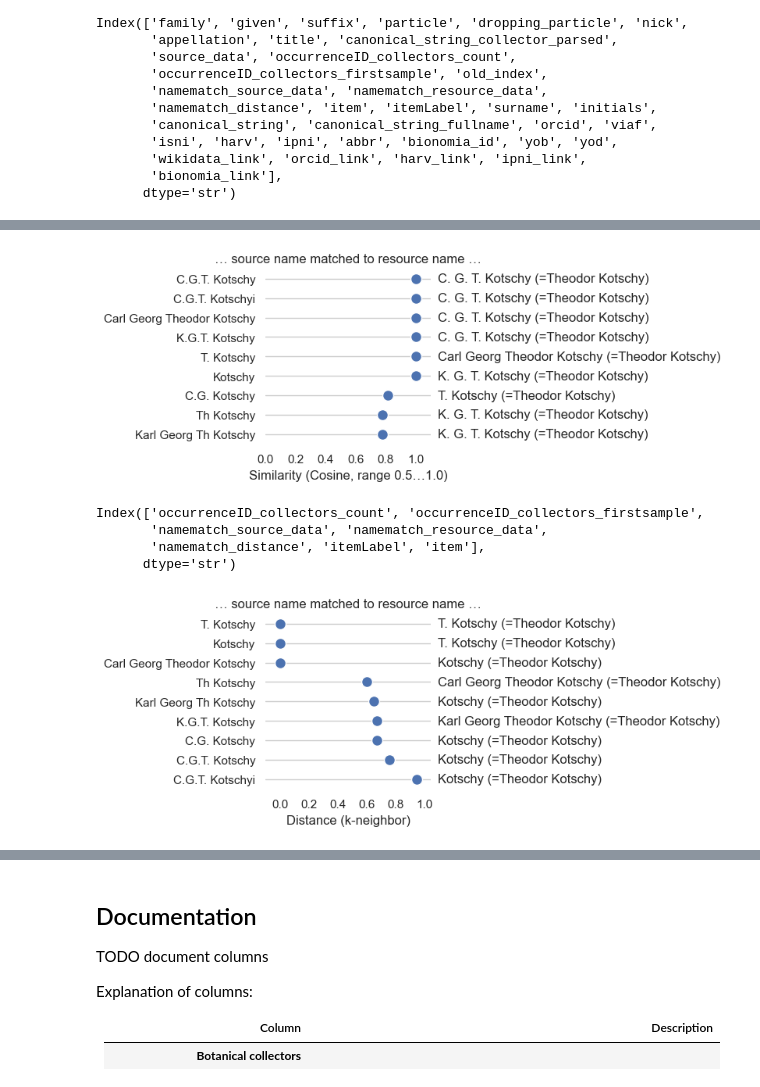
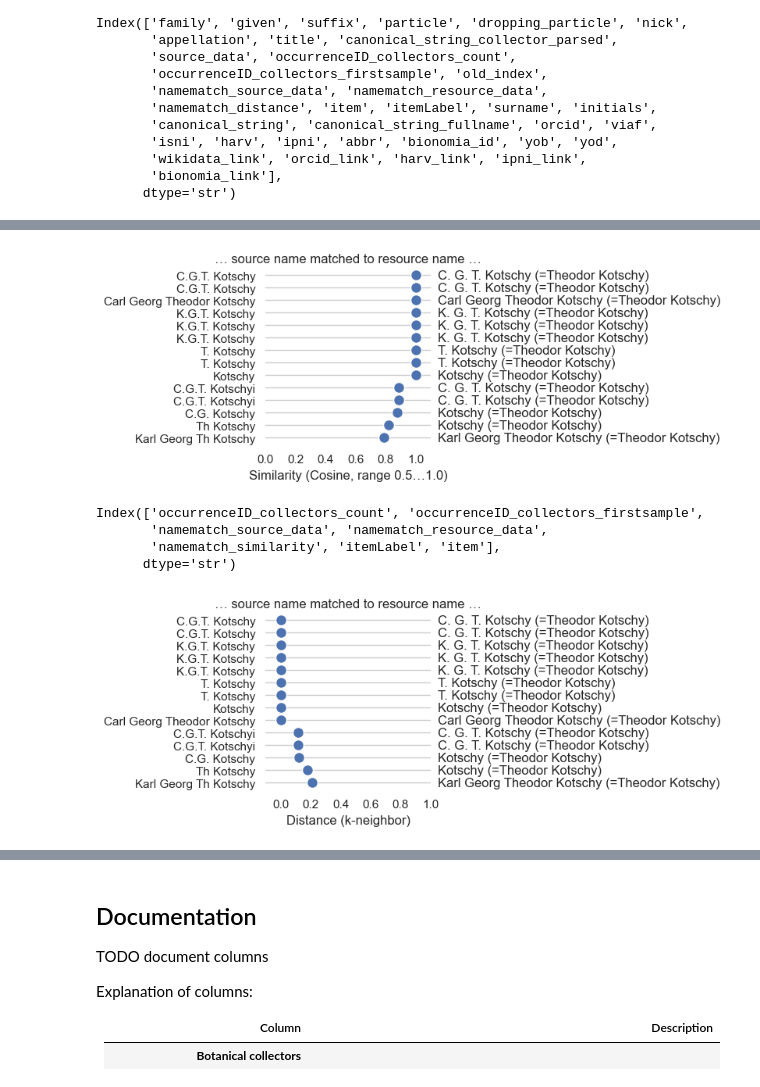
Before and after one commit to infinite-dao/collector-matching, a Jupyter notebook: match_names_draft-data-analysis.ipynb, the cells around one changed output, grey strips where cells are left out. Drawn from its saved outputs; the diff is of its cells as text; code cells hidden in the pictures.

```diff
--- a/match_names_draft-data-analysis.ipynb
+++ b/match_names_draft-data-analysis.ipynb
@@ -179,6 +175,11 @@ display(plotdata)
 # %%
 import seaborn as sns
 sns.set_theme(style="whitegrid")
+
+plotdata['helper_y'] = plotdata.index.astype(str) + " | " + plotdata['namematch_source_data']
+    # Make the rows unique with the index, otherwise identical lines would be merged and y-levels
+    # and the y-axis would become disordered, mismatched to the pure data
+y_order = plotdata['helper_y'].tolist()
 
 max_similarity = plotdata['namematch_similarity'].max()
 min_similarity = plotdata['namematch_similarity'].min()
@@ -187,13 +188,20 @@ min_similarity = plotdata['namematch_similarity'].min()
 g = sns.PairGrid(
     plotdata,
     x_vars=['namematch_similarity'],
-    y_vars=["namematch_source_data"],
+    y_vars=["helper_y"],
     height=3, aspect=1
 )
 
 # Draw a dot plot using the stripplot function
-g.map(sns.stripplot, size=10, orient="h", jitter=False,
-      palette="flare_r", linewidth=1, edgecolor="w")
+g.map(
+    sns.stripplot, size=10,
+    orient="h",
+    jitter=False,
+    palette="flare_r",
+    linewidth=1,
+    edgecolor="w",
+    order=y_order)
+
 
 # Use the same x axis limits on all columns and add better labels
 g.set(xlim=(0, max_similarity * 1.1), xlabel="Similarity (Cosine, range 0.5…1.0)", ylabel=""   )
@@ -202,6 +210,10 @@ g.set(xlim=(0, max_similarity * 1.1), xlabel="Similarity (Cosine, range 0.5…1.
 titles = ["… source name matched to resource name …"]
 
 for ax, title in zip(g.axes.flat, titles):
+    # 1. Explicitly set ticks to the number of rows
+    ax.set_yticks(range(len(plotdata)))
+    # 2. Now set the labels without warning
+    ax.set_yticklabels(plotdata['namematch_source_data'].tolist())
 
     # Set a different title for each axes
     ax.set(
@@ -213,31 +225,36 @@ for ax, title in zip(g.axes.flat, titles):
     ax.xaxis.grid(False)
     ax.yaxis.grid(True)
 
+    row_indices = plotdata.index.tolist()
     # ax.tick_params(labelright=True)  # idea would be to reset ymajorticklabels on the secondary axis right or add manually text(x, y , customstring)
     # see also https://github.com/BindiChen/machine-learning/blob/main/data-visualization/0010-multiple-y-axis/multiple-y-axis-combo-chart.ipynb
     for this_y in ax.get_yticks():
         # print(ax.get_yticks()) # [0, 1, 2, 3, 4, 5, 6, 7, 8]
+        if this_y >= len(plotdata): continue
 
+        current_id = row_indices[this_y]
+        # Den Text zusammenbauen: Jetzt mit ID am Anfang
+        label_text = "{name_match} (={itemLabel})".format(
+            id=current_id,
+            name_match=plotdata['namematch_resource_data'].iloc[this_y],
+            itemLabel=plotdata['itemLabel'].iloc[this_y]
+        )
         # see https://matplotlib.org/stable/api/text_api.html#matplotlib.text.Text
         test=ax.text(
             x=max_similarity * 1.15,
             y=this_y,
-            s="%s (=%s)" % (
-                list(plotdata['namematch_resource_data'])[this_y]
-                ,
-                list(plotdata['itemLabel']              )[this_y]
-            ),
+            s=label_text,
             verticalalignment='center', fontstyle='normal', fontsize='medium'
         )
 
 sns.despine(left=True, bottom=True) # remove box lines
 # %% [output]
-[figure, old version]
+[figure, new version]
 # %%
 # criterion = match_results_collectors_kneighbor['canonical_string_collector_parsed'].map(lambda x: x.startswith('Kotsch'))
 criterion = match_results_collectors_kneighbor['canonical_string_collector_parsed'].str.contains('Kotschy', na=False)
 
-testdata = match_results_collectors_kneighbor[criterion][[
+testdata2 = match_results_collectors_kneighbor[criterion][[
     # 'canonical_string_collector_parsed', # canonical_string_collector_parsed = namematch_source_data
     'occurrenceID_collectors_count', 'occurrenceID_collectors_firstsample',
     'namematch_source_data', 'namematch_resource_data', 'namematch_distance',
@@ -249,13 +266,18 @@ pprint.pprint(testdata.columns)
 # %% [output]
 Index(['occurrenceID_collectors_count', 'occurrenceID_collectors_firstsample',
        'namematch_source_data', 'namematch_resource_data',
-       'namematch_distance', 'itemLabel', 'item'],
+       'namematch_similarity', 'itemLabel', 'item'],
       dtype='str')
 # %%
 import seaborn as sns
 sns.set_theme(style="whitegrid")
 
-plotdata=testdata.sort_values("namematch_distance", ascending=True)
+plotdata=testdata2.sort_values("namematch_distance", ascending=True)
+plotdata['helper_y'] = plotdata.index.astype(str) + " | " + plotdata['namematch_source_data']
+    # Make the rows unique with the index, otherwise identical lines would be merged and y-levels
+    # and the y-axis would become disordered, mismatched to the pure data
+y_order = plotdata['helper_y'].tolist()
+
 max_similarity = plotdata['namematch_distance'].max()
 min_similarity = plotdata['namematch_distance'].min()
 
@@ -263,49 +285,57 @@ min_similarity = plotdata['namematch_distance'].min()
 g = sns.PairGrid(
     plotdata,
     x_vars=['namematch_distance'],
-    y_vars=["namematch_source_data"],
+    y_vars=["helper_y"],
     height=3, aspect=1
 )
 
 # Draw a dot plot using the stripplot function
 g.map(sns.stripplot, size=10, orient="h", jitter=False,
-      palette="flare_r", linewidth=1, edgecolor="w")
+      palette="flare_r", linewidth=1, edgecolor="w",
+     order=y_order)
 
 # Use the same x axis limits on all columns and add better labels
 g.set(xlim=(- 0.1, max_similarity * 1.1), xlabel="Distance (k-neighbor)", ylabel=""     )
 
 # Use semantically meaningful titles for the columns
 titles = ["… source name matched to resource name …"]
 
 for ax, title in zip(g.axes.flat, titles):
+    # 1. Explicitly set ticks to the number of rows
+    ax.set_yticks(range(len(plotdata)))
+    # 2. Now set the labels without warning
+    ax.set_yticklabels(plotdata['namematch_source_data'].tolist())
+
 
     # Set a different title for each axes
     ax.set(
         title=title,
-        xticks=[x / 40 for x in range(0, round(max_similarity * 1.15 * 40), 8)]
+        # xticks=[x / 40 for x in range(0, round(max_similarity * 1.15 * 40), 8)]
+        xticks=[0.0, 0.2, 0.4, 0.6, 0.8, 1.0]
         # print([x / 40 for x in range(0, round(max_similarity * 1.20 * 40), 8)]) # [0.0, 0.2, 0.4, 0.6, 0.8, 1.0]
     )
     # Make the grid horizontal instead of vertical
     ax.xaxis.grid(False)
     ax.yaxis.grid(True)
 
     # ax.tick_params(labelright=True)  # idea would be to reset ymajorticklabels on the secondary axis right or add manually text(x, y , customstring)
     # see also https://github.com/BindiChen/machine-learning/blob/main/data-visualization/0010-multiple-y-axis/multiple-y-axis-combo-chart.ipynb
     for this_y in ax.get_yticks():
         # print(ax.get_yticks()) # [0, 1, 2, 3, 4, 5, 6, 7, 8]
         test=ax.text(
-            x=max_similarity * 1.15,
+            # x=max_similarity * 1.15,
+            x=1.05,
             y=this_y,
             s="%s (=%s)" % (
                 list(plotdata['namematch_resource_data'])[this_y],
                 list(plotdata['itemLabel']              )[this_y]
             ),
             verticalalignment='center', fontstyle='normal', fontsize='medium'
         )
 
 sns.despine(left=True, bottom=True) # remove box lines
 # %% [output]
-[figure, old version]
+[figure, new version]
 # %%
 # TODO review code of abbreviated names and full name matching
 criterion_fullnames = match_results_collectors_kneighbor.given.str.contains('^\\w{3,}', na=False)
```
Also changed, not shown: parts of 5 cells of this notebook, 21 other files.
